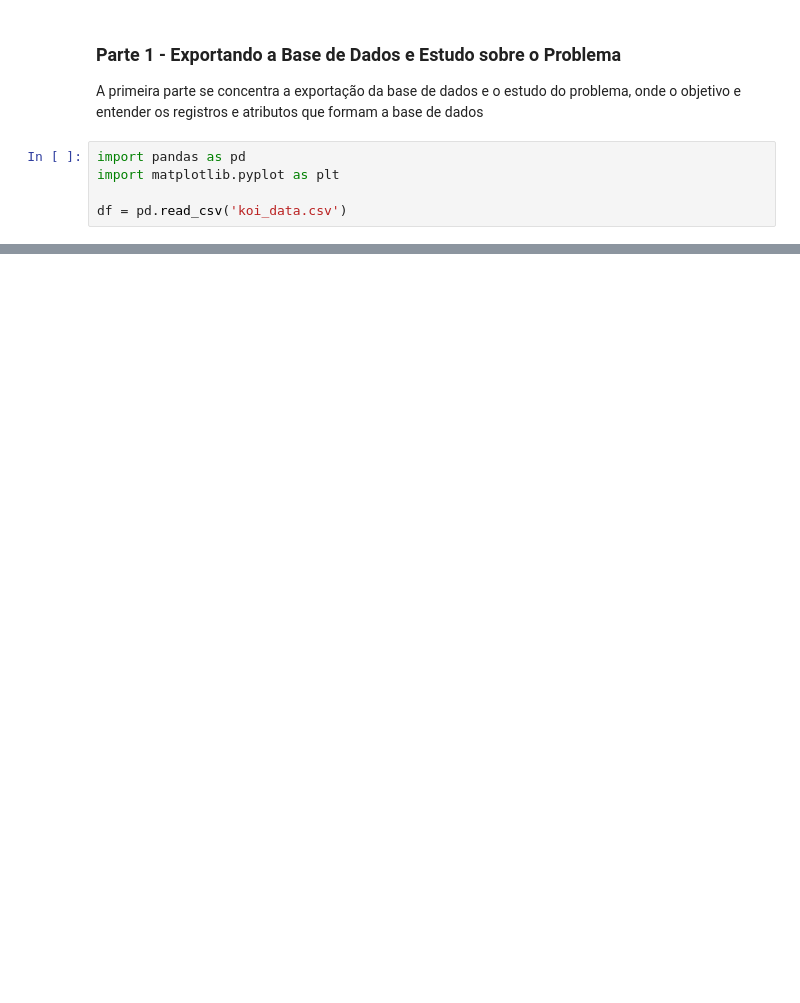
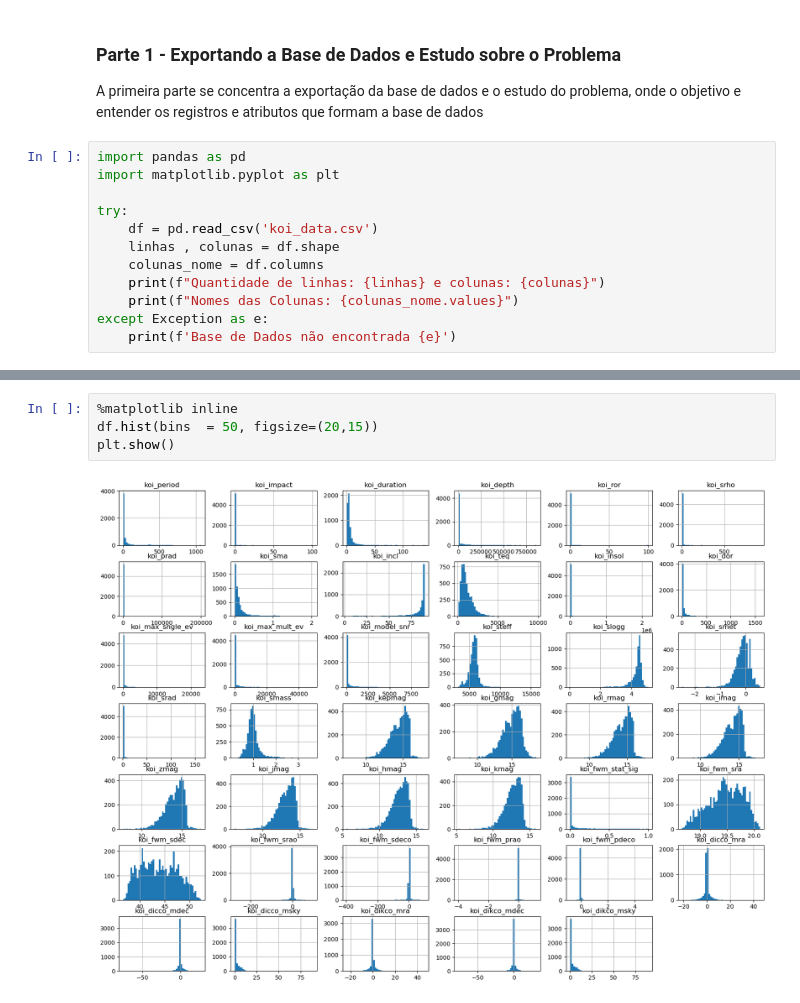
Before and after one commit to ThiagoVenturim/Classificao_de_Exoplanetas, a Jupyter notebook: classificacao_exoplaneta.ipynb, the cells around one changed output, grey strips where cells are left out. Cells and saved outputs as stored; diff of their text form; blank space fills up the shorter version.

```diff
--- a/classificacao_exoplaneta.ipynb
+++ b/classificacao_exoplaneta.ipynb
@@ -61,4 +61,11 @@ A primeira parte se concentra a exportação da base de dados e o estudo do prob
 import pandas as pd
 import matplotlib.pyplot as plt
 
-df = pd.read_csv('koi_data.csv')
+try:
+    df = pd.read_csv('koi_data.csv')
+    linhas , colunas = df.shape
+    colunas_nome = df.columns
+    print(f"Quantidade de linhas: {linhas} e colunas: {colunas}")
+    print(f"Nomes das Colunas: {colunas_nome.values}")
+except Exception as e:
+    print(f'Base de Dados não encontrada {e}')
@@ -64,0 +135,6 @@ df = pd.read_csv('koi_data.csv')
+# %%
+%matplotlib inline
+df.hist(bins  = 50, figsize=(20,15))
+plt.show()
+# %% [output]
+[figure, added]
```
Also changed, not shown: parts of 11 cells of this notebook.
